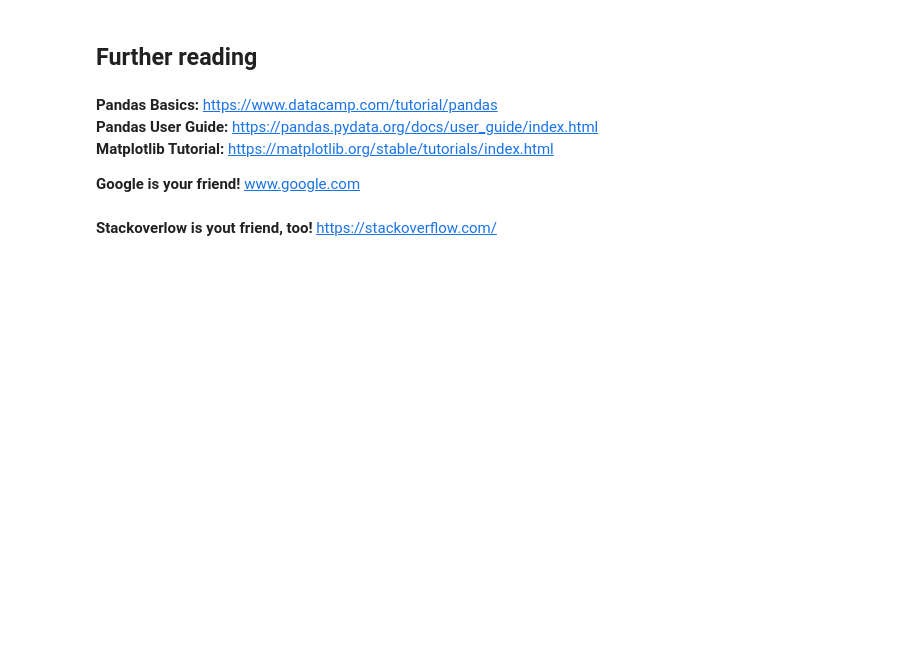
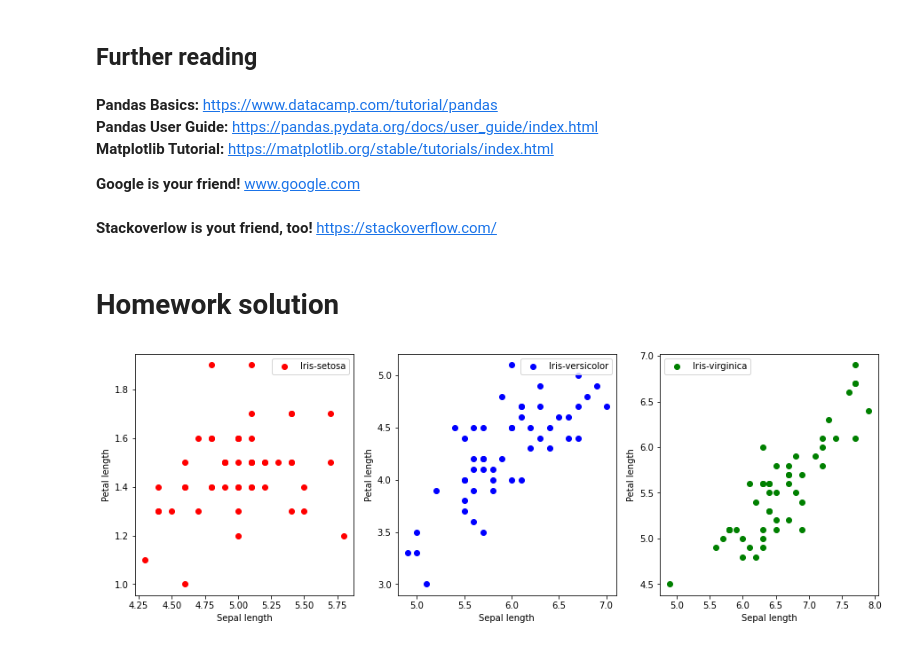
Before and after one commit to SaskaAloric/IntroCompleNeT2023, a Jupyter notebook: Notebooks/CNT_Lesson2.ipynb, the cells around one changed output. Cells and saved outputs as stored; diff of their text form; code cells hidden in the pictures; blank space fills up the shorter version.

```diff
--- a/Notebooks/CNT_Lesson2.ipynb
+++ b/Notebooks/CNT_Lesson2.ipynb
@@ -1035,3 +1051,33 @@ Submission link https://forms.gle/aPQjNXWPiMgE9Kh3A
 **Google is your friend!** www.google.com <br>
 <br>
 **Stackoverlow is yout friend, too!** https://stackoverflow.com/
+# %% [markdown]
+# Homework solution
+# %%
+plt.figure(figsize=(15,5))
+plt.title("IRIS data")
+plt.subplot(1,3,1)
+plt.xlabel("Sepal length")
+plt.ylabel("Petal length")
+plt.plot(SP1['sepallength'], SP1['petallength'], 'o', color="r", label="Iris-setosa")
+
+plt.legend()
+
+plt.subplot(1,3,2)
+plt.xlabel("Sepal length")
+plt.ylabel("Petal length")
+plt.plot(SP2['sepallength'], SP2['petallength'], 'o', color="b", label="Iris-versicolor")
+
+plt.legend()
+
+plt.subplot(1,3,3)
+plt.xlabel("Sepal length")
+plt.ylabel("Petal length")
+plt.plot(SP3['sepallength'], SP3['petallength'], 'o', color="g", label="Iris-virginica")
+
+plt.legend()
+
+
+plt.savefig("fig.png")
+# %% [output]
+[figure, added]
```
Also changed, not shown: parts of 7 cells of this notebook, 1 other file.
